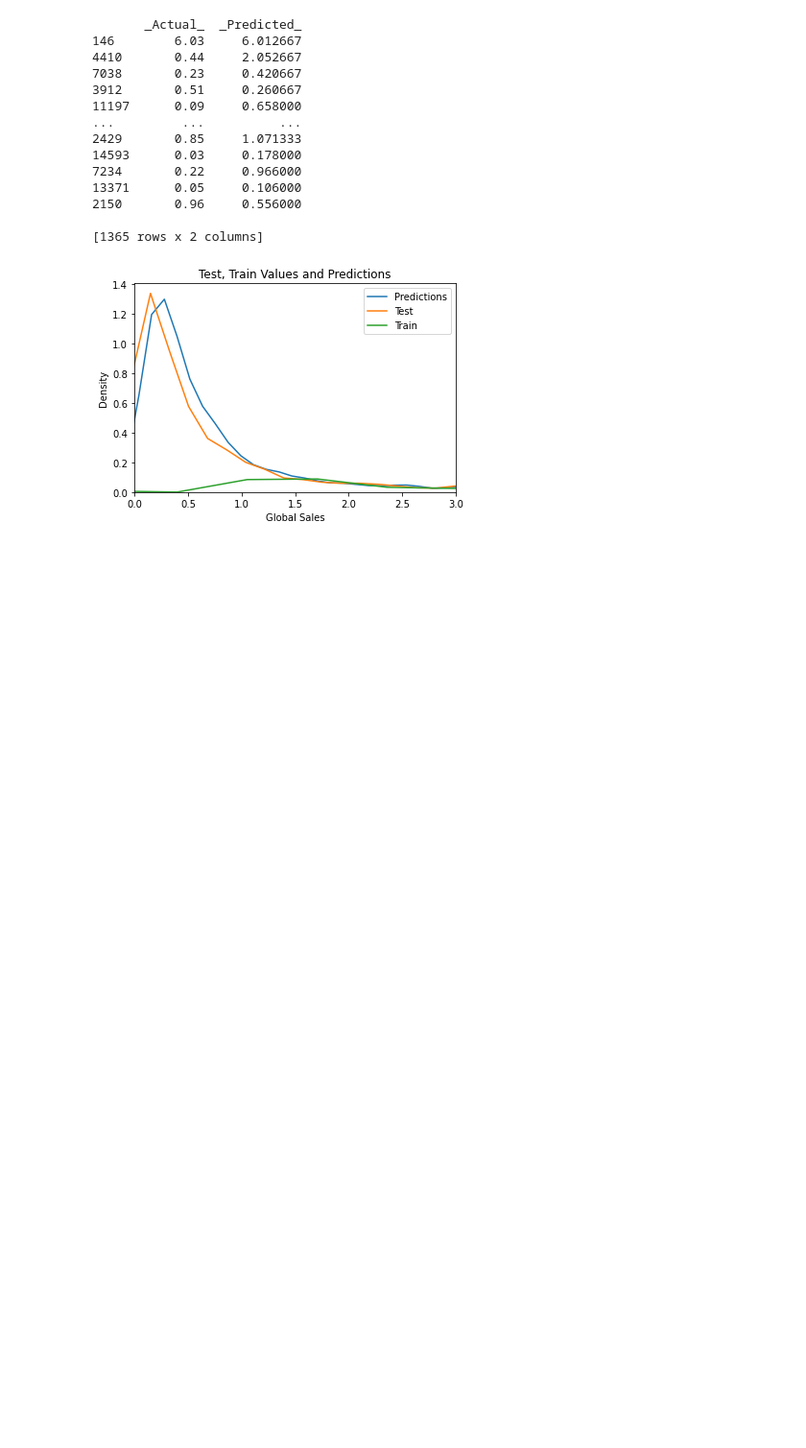
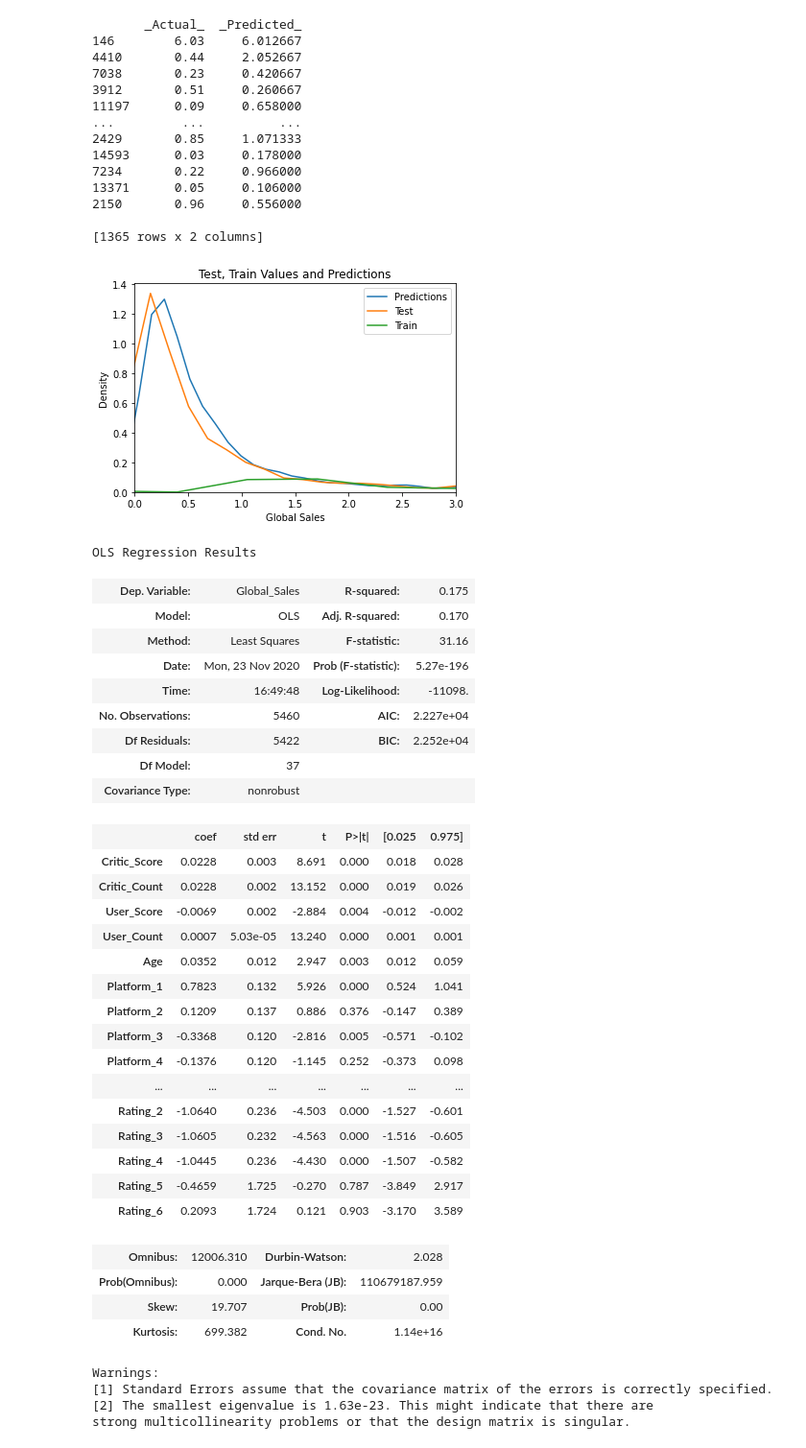
Before and after one commit to kschrock/Math495, a Jupyter notebook: FinalProject.ipynb, the cells around one changed output. Shown: that part at 96% size. Drawn from its saved outputs; the diff is of its cells as text; code cells hidden in the pictures; blank space fills up the shorter version.

Commit message:
Third  Model Done

```diff
--- a/FinalProject.ipynb
+++ b/FinalProject.ipynb
@@ -257,3 +257,42 @@ plt.title("Test, Train Values and Predictions");
 plt.show(g)
 # %% [output]
 [figure]
+# %%
+import statsmodels.api as sm
+est = sm.OLS(target_train,features_train).fit() #fit the model the data
+est.summary()
+# %% [output]
+OLS Regression Results
+| Dep. Variable: | Global_Sales | R-squared: | 0.175 |
+| Model: | OLS | Adj. R-squared: | 0.170 |
+| Method: | Least Squares | F-statistic: | 31.16 |
+| Date: | Mon, 23 Nov 2020 | Prob (F-statistic): | 5.27e-196 |
+| Time: | 16:49:48 | Log-Likelihood: | -11098. |
+| No. Observations: | 5460 | AIC: | 2.227e+04 |
+| Df Residuals: | 5422 | BIC: | 2.252e+04 |
+| Df Model: | 37 |  |  |
+| Covariance Type: | nonrobust |  |  |
+|  | coef | std err | t | P>|t| | [0.025 | 0.975] |
+| Critic_Score | 0.0228 | 0.003 | 8.691 | 0.000 | 0.018 | 0.028 |
+| Critic_Count | 0.0228 | 0.002 | 13.152 | 0.000 | 0.019 | 0.026 |
+| User_Score | -0.0069 | 0.002 | -2.884 | 0.004 | -0.012 | -0.002 |
+| User_Count | 0.0007 | 5.03e-05 | 13.240 | 0.000 | 0.001 | 0.001 |
+| Age | 0.0352 | 0.012 | 2.947 | 0.003 | 0.012 | 0.059 |
+| Platform_1 | 0.7823 | 0.132 | 5.926 | 0.000 | 0.524 | 1.041 |
+| Platform_2 | 0.1209 | 0.137 | 0.886 | 0.376 | -0.147 | 0.389 |
+| Platform_3 | -0.3368 | 0.120 | -2.816 | 0.005 | -0.571 | -0.102 |
+| Platform_4 | -0.1376 | 0.120 | -1.145 | 0.252 | -0.373 | 0.098 |
+| ... | ... | ... | ... | ... | ... | ... |
+| Rating_2 | -1.0640 | 0.236 | -4.503 | 0.000 | -1.527 | -0.601 |
+| Rating_3 | -1.0605 | 0.232 | -4.563 | 0.000 | -1.516 | -0.605 |
+| Rating_4 | -1.0445 | 0.236 | -4.430 | 0.000 | -1.507 | -0.582 |
+| Rating_5 | -0.4659 | 1.725 | -0.270 | 0.787 | -3.849 | 2.917 |
+| Rating_6 | 0.2093 | 1.724 | 0.121 | 0.903 | -3.170 | 3.589 |
+| Omnibus: | 12006.310 | Durbin-Watson: | 2.028 |
+| Prob(Omnibus): | 0.000 | Jarque-Bera (JB): | 110679187.959 |
+| Skew: | 19.707 | Prob(JB): | 0.00 |
+| Kurtosis: | 699.382 | Cond. No. | 1.14e+16 |
+Warnings:
+[1] Standard Errors assume that the covariance matrix of the errors is correctly specified.
+[2] The smallest eigenvalue is 1.63e-23. This might indicate that there are
+strong multicollinearity problems or that the design matrix is singular.
```
